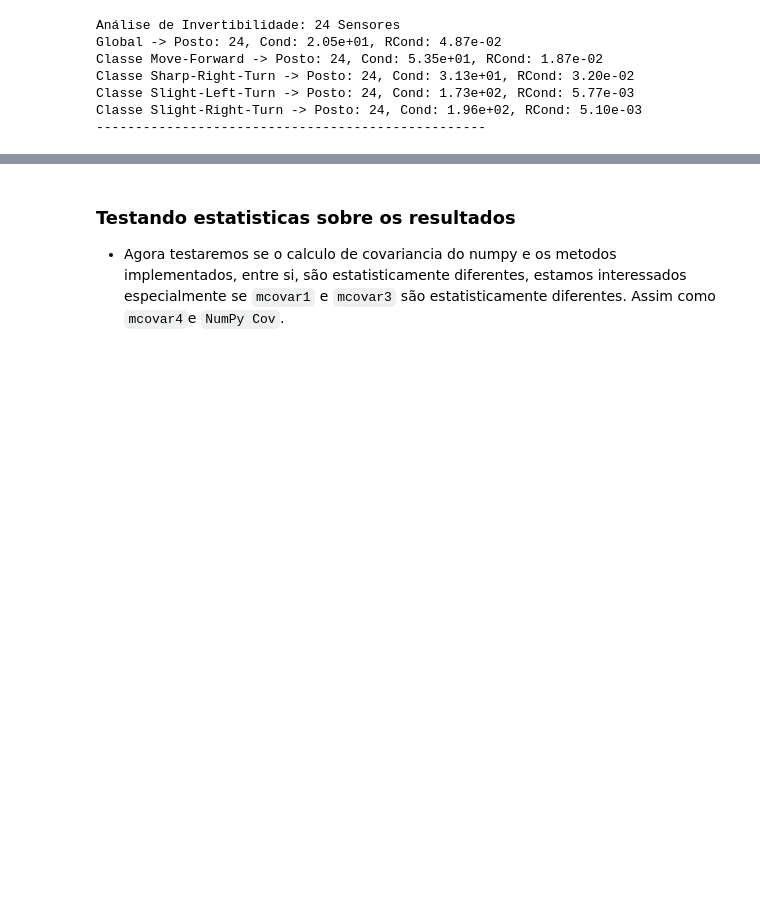
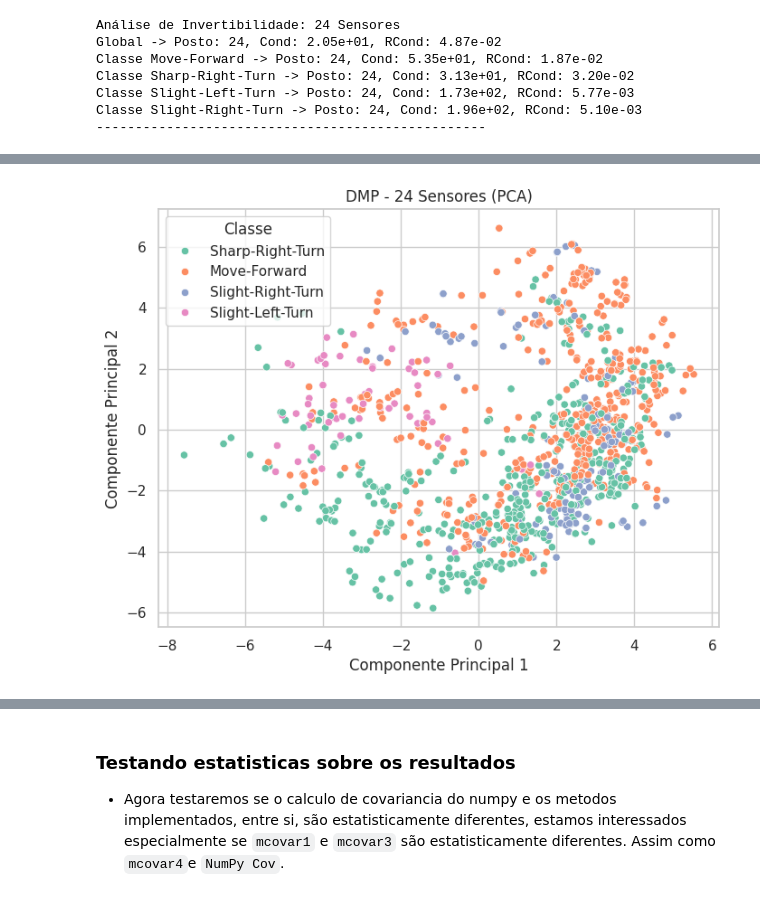
Before and after one commit to LucasJLBraz/Trabalhos_Rec_Padroes, a Jupyter notebook: notebooks/Trabalho Computacional 3/trabalho3_experimentos.ipynb, the cells around one changed output, grey strips where cells are left out. Drawn from its saved outputs; the diff is of its cells as text; code cells hidden in the pictures; blank space fills up the shorter version.

```diff
--- a/notebooks/Trabalho Computacional 3/trabalho3_experimentos.ipynb
+++ b/notebooks/Trabalho Computacional 3/trabalho3_experimentos.ipynb
@@ -198,0 +124,3 @@ Resultados Estatísticos (4 Sensores)
+# %%
+N = data_24_df.groupby("Class").size().min()
+print(f"Usando k_max = {int(np.sqrt(N))} para o classificador DMP.")
@@ -198,0 +129,9 @@ Resultados Estatísticos (4 Sensores)
+# %%
+# Criando e treinando o classificador DMP
+dmp_clf = ClassificadorDMP(k_min=2, k_max=int(np.sqrt(N)), n_runs=20)
+dmp_clf.fit(X_train, y_train)
+y_pred_dmp = dmp_clf.predict(X_test)
+print("Relatório de Classificação - DMP:")
+print(classification_report(y_test, y_pred_dmp))
+print("Matriz de Confusão - DMP:")
+print(confusion_matrix(y_test, y_pred_dmp))
@@ -198,0 +156,17 @@ Resultados Estatísticos (4 Sensores)
+# %%
+# Visualizando o plot do DMP para o dataset de 24 sensores (com PCA para reduzir para 2D)
+prototipos_dmp = dmp_clf.all_prototypes_
+pca_dmp = PCA()
+pca_dmp.fit(prototipos_dmp)
+X_test_dmp_pca = pca_dmp.transform(X_test)
+
+
+plt.figure(figsize=(8, 6))
+sns.scatterplot(x=X_test_dmp_pca[:, 0], y=X_test_dmp_pca[:, 1], hue=y_test, palette='Set2')
+plt.title("DMP - 24 Sensores (PCA)")
+plt.xlabel("Componente Principal 1")
+plt.ylabel("Componente Principal 2")
+plt.legend(title="Classe")
+plt.show()
+# %% [output]
+[figure, added]
```
Also changed, not shown: parts of 20 cells of this notebook, 6 other files.
